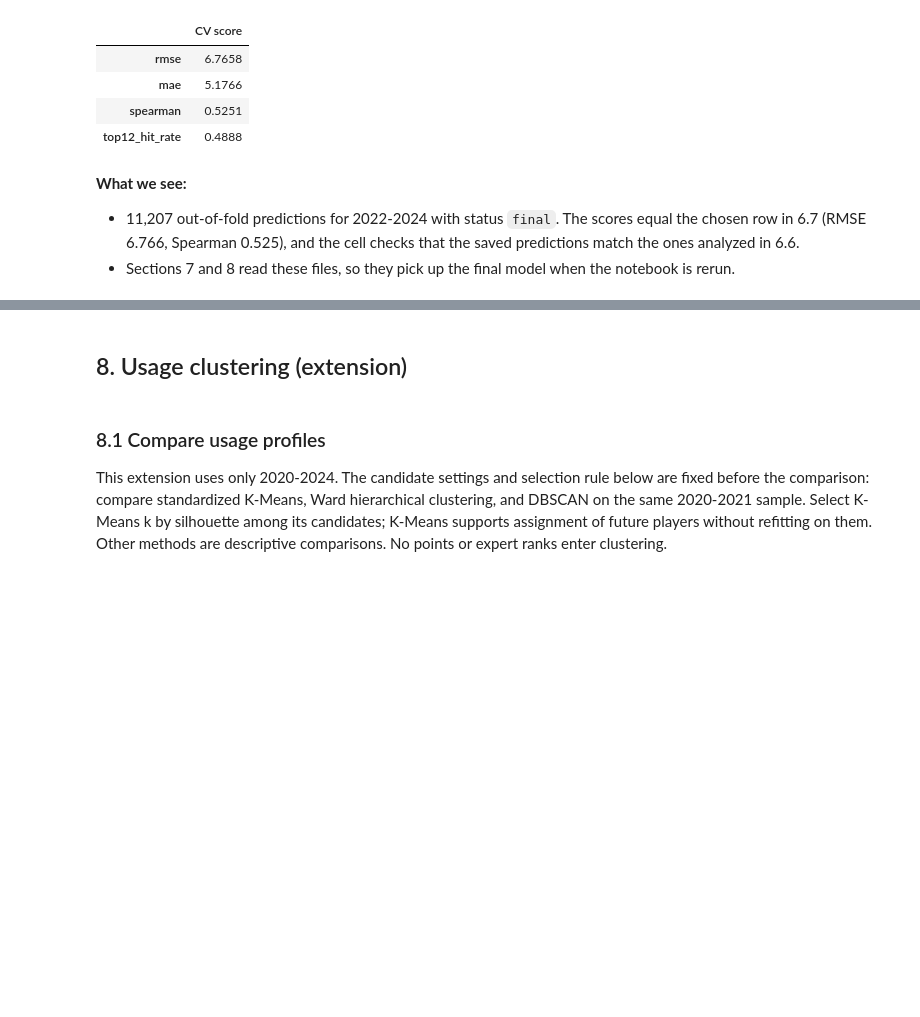
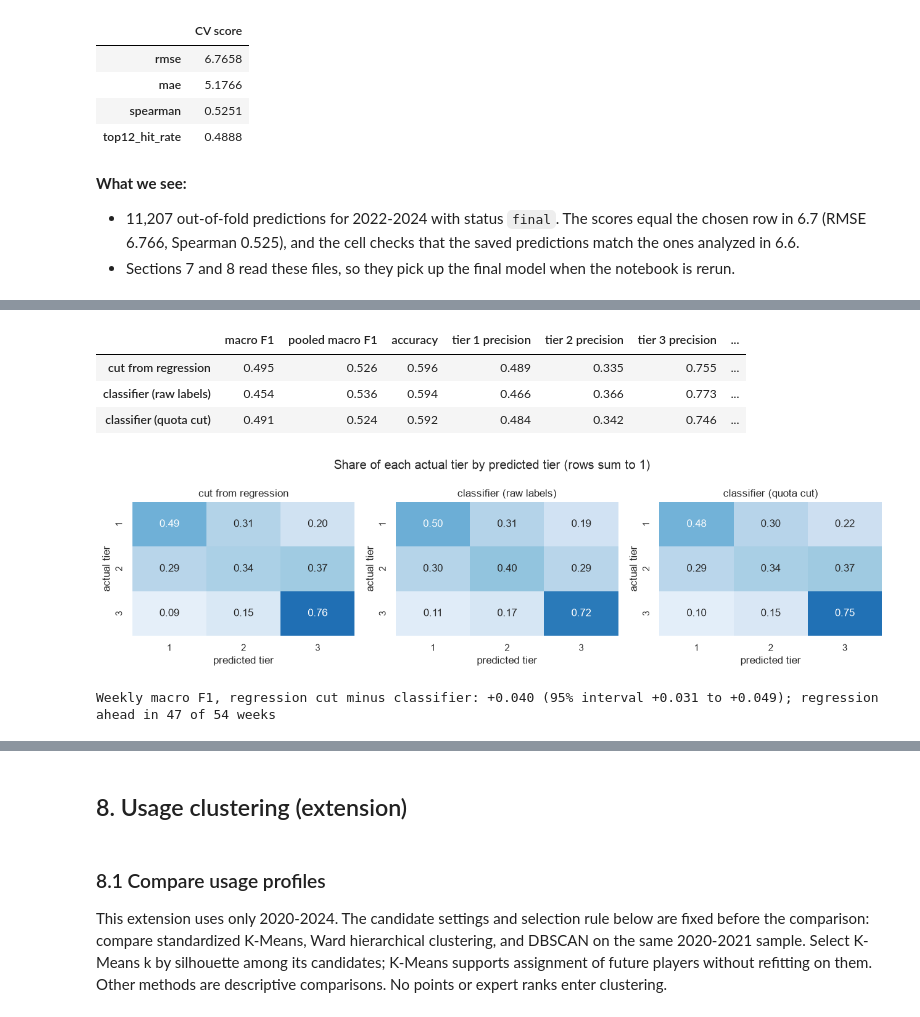
Before and after one commit to HashaRock/CS363M_FFBall_Project, a Jupyter notebook: fantasy_football_rankings.ipynb, the cells around one changed output, grey strips where cells are left out. Cells and saved outputs as stored; diff of their text form; code cells hidden in the pictures; blank space fills up the shorter version.

```diff
--- a/fantasy_football_rankings.ipynb
+++ b/fantasy_football_rankings.ipynb
@@ -54,6 +54,9 @@ TRAIN_WINDOW_CANDIDATES = [None, 3, 2, 1]       # seasons of history to train on
 WEIGHT_HALF_LIFE_CANDIDATES = [None, 4, 2, 1]   # seasons; a game's training weight halves every N; None = equal (picked by CV)
 WEEKS_PER_SEASON = 18
 
+# Tiers (section 7)
+TIER_CUTS = [12, 24]              # tier 1 = position rank 1-12, tier 2 = 13-24, tier 3 = the rest
+
 # Final test (section 9)
 EARLY_SEASON_WEEKS = 4            # "early season" = weeks 1 to N
 RETURN_GAP_WEEKS = 3              # "back from absence" = N or more weeks since the last game
@@ -1564,0 +1691,14 @@ Member settings: {'Lasso': {'alpha': 0.01}, 'Gradient boosting': {'max_iter': 30
+# %%
+tier_model = TIER_MODELS[TIER_CHOICE["model"]](class_weight=TIER_CHOICE["class_weight"], **TIER_CHOICE["params"])
+tier_probs = tier_probabilities(tier_model, tier_rows, refit_weekly=True)
+assert tier_probs.index.equals(tier_cv.index)
+
+# Raw labels: the most likely tier for each player, judged on its own.
+tier_cv["tier_classifier"] = tier_probs.idxmax(axis=1)
+# Quota version: rank players by expected tier (lower is better), then cut at 12 and 24 like the regression.
+tier_cv["classifier_score"] = -(tier_probs * TIERS).sum(axis=1)
+tier_cv["tier_classifier_quota"] = cut_tiers(tier_cv, "classifier_score")
+
+print("Players per position-week the raw labels put in each tier (the actual tiers always hold 12, 12, and the rest):")
+(tier_cv.groupby(["season", "week", "position"])["tier_classifier"].value_counts().unstack(fill_value=0)
+ .groupby("position").mean().loc[POSITIONS].round(1).add_prefix("tier "))
@@ -1564,0 +1722,50 @@ Member settings: {'Lasso': {'alpha': 0.01}, 'Gradient boosting': {'max_iter': 30
+# %%
+TIER_METHODS = {"cut from regression": "tier_from_regression",
+                "classifier (raw labels)": "tier_classifier",
+                "classifier (quota cut)": "tier_classifier_quota"}
+
+
+def tier_scores(rows, column):
+    actual, predicted = rows["tier_actual"], rows[column]
+    precision, recall, _, _ = precision_recall_fscore_support(actual, predicted, labels=TIERS, zero_division=0)
+    return {"macro F1": position_week_macro_f1(rows, column).mean(), "pooled macro F1": macro_f1(actual, predicted),
+            "accuracy": accuracy_score(actual, predicted),
+            **{f"tier {t} precision": p for t, p in zip(TIERS, precision)},
+            **{f"tier {t} recall": r for t, r in zip(TIERS, recall)}}
+
+
+def weekly_macro_f1(rows, column):
+    "Each week's macro F1, averaged over the four positions."
+    return position_week_macro_f1(rows, column).groupby(["season", "week"]).mean()
+
+
+def bootstrap_interval(values):
+    rng = np.random.default_rng(SEED)
+    means = [rng.choice(values, len(values)).mean() for _ in range(BOOTSTRAP_DRAWS)]
+    return np.percentile(means, [2.5, 97.5])
+
+
+tier_comparison = pd.DataFrame({name: tier_scores(tier_cv, column) for name, column in TIER_METHODS.items()}).T
+display(tier_comparison.round(3))
+
+fig, axes = plt.subplots(1, 3, figsize=(13, 3.6))
+for ax, (name, column) in zip(axes, TIER_METHODS.items()):
+    matrix = confusion_matrix(tier_cv["tier_actual"], tier_cv[column], labels=TIERS, normalize="true")
+    sns.heatmap(matrix, annot=True, fmt=".2f", cmap="Blues", vmin=0, vmax=1, cbar=False, ax=ax,
+                xticklabels=TIERS, yticklabels=TIERS)
+    ax.set(title=name, xlabel="predicted tier", ylabel="actual tier")
+plt.suptitle("Share of each actual tier by predicted tier (rows sum to 1)")
+plt.tight_layout()
+plt.show()
+
+weekly_gap = weekly_macro_f1(tier_cv, "tier_from_regression") - weekly_macro_f1(tier_cv, "tier_classifier")
+low, high = bootstrap_interval(weekly_gap.to_numpy())
+print(f"Weekly macro F1, regression cut minus classifier: {weekly_gap.mean():+.3f} "
+      f"(95% interval {low:+.3f} to {high:+.3f}); regression ahead in {(weekly_gap > 0).sum()} of {len(weekly_gap)} weeks")
+# %% [output]
+|  | macro F1 | pooled macro F1 | accuracy | tier 1 precision | tier 2 precision | tier 3 precision | ... |
+| cut from regression | 0.495 | 0.526 | 0.596 | 0.489 | 0.335 | 0.755 | ... |
+| classifier (raw labels) | 0.454 | 0.536 | 0.594 | 0.466 | 0.366 | 0.773 | ... |
+| classifier (quota cut) | 0.491 | 0.524 | 0.592 | 0.484 | 0.342 | 0.746 | ... |
+[figure, added]
+Weekly macro F1, regression cut minus classifier: +0.040 (95% interval +0.031 to +0.049); regression ahead in 47 of 54 weeks
```
Also changed, not shown: parts of 19 cells of this notebook, 3 other files.
